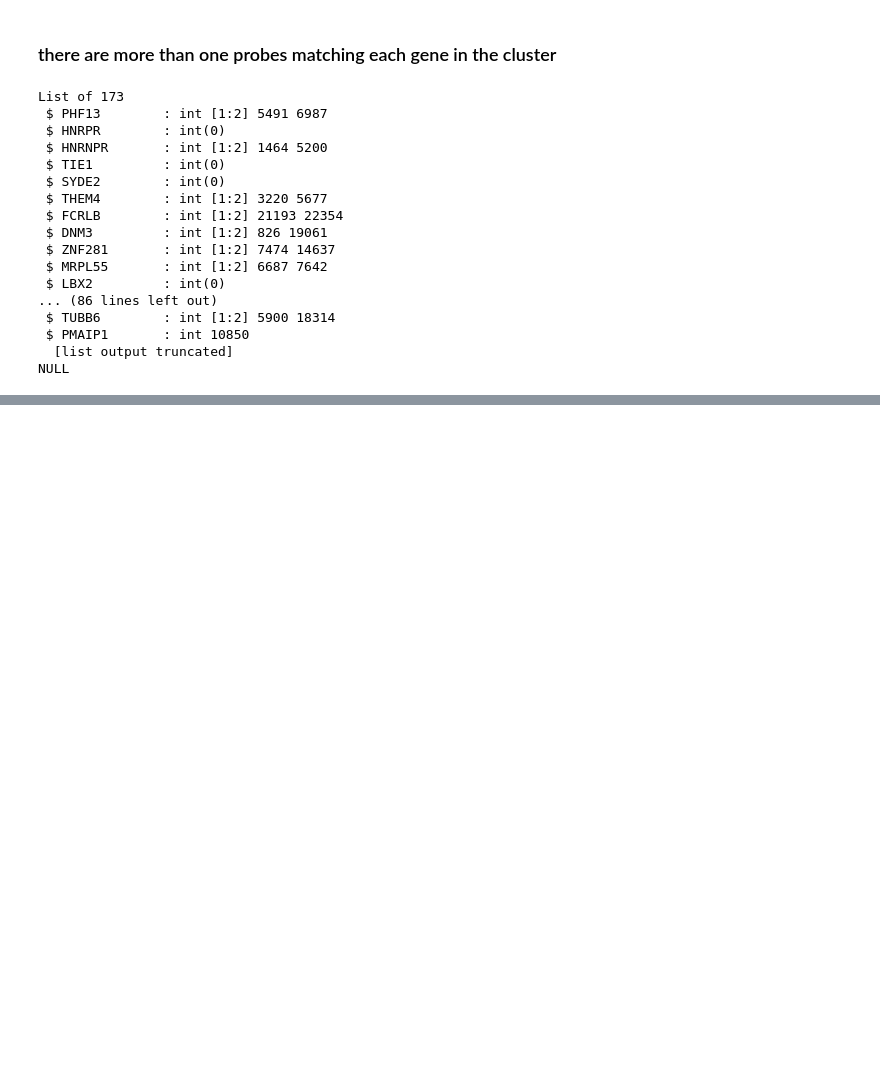
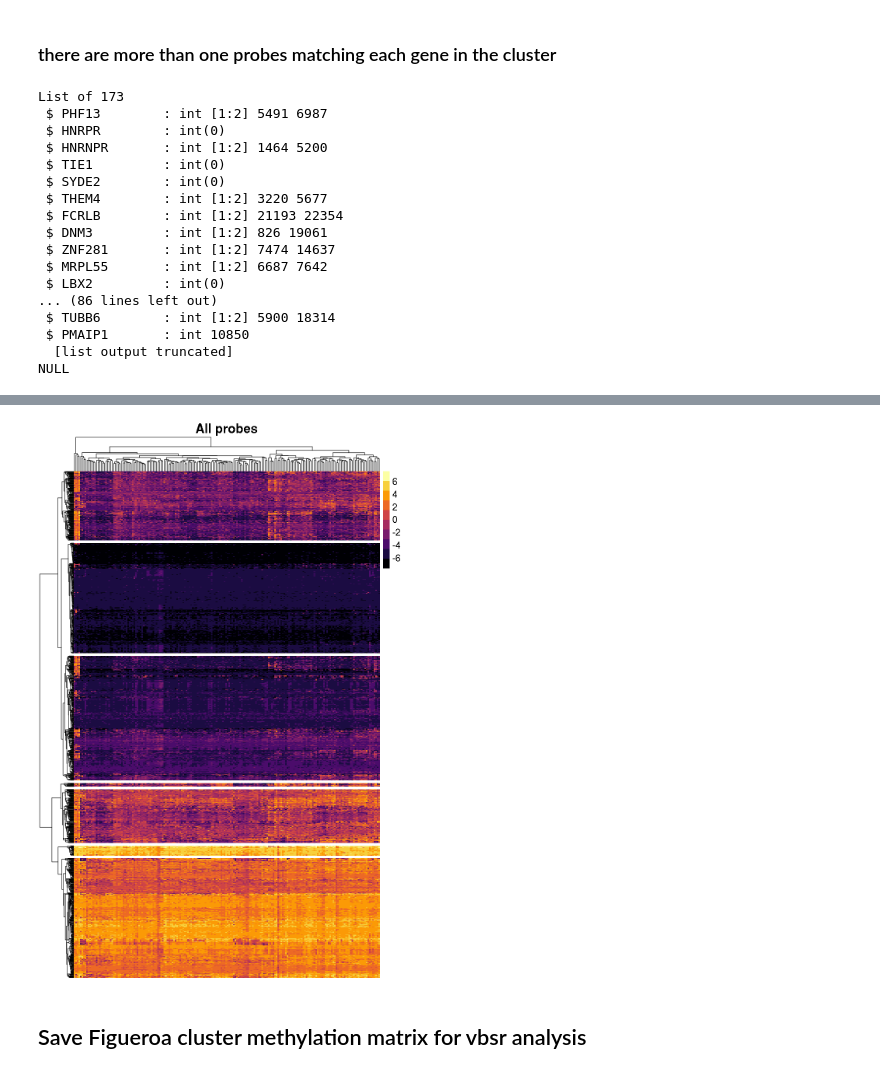
Before and after one commit to Mamie/MethylationPrediction, a Jupyter notebook: notes/Figueroa clustering.ipynb, the cells around one changed output, grey strips where cells are left out. Saved outputs shown, nothing was run; the diff lists cells and outputs as text; code cells hidden in the pictures; blank space fills up the shorter version.

```diff
--- a/notes/Figueroa clustering.ipynb
+++ b/notes/Figueroa clustering.ipynb
@@ -227,0 +275,3 @@ length(test)
+# %%
+cluster.probes.all <- unique(unlist(cluster.probes))
+idx <- FindIdx(cluster.probes.all)
@@ -227,0 +283,17 @@ length(test)
+# %%
+options(repr.plot.width=8, repr.plot.height=12)
+
+pheatmap(
+  mat               = HM27.processed[probe.idx,],
+  color             = inferno(10),
+  border_color      = NA,
+  show_colnames     = FALSE,
+  show_rownames     = FALSE,
+  fontsize          = 14,
+  cutree_rows       = 7,
+  main              = "All probes"
+)
+# %% [output]
+[figure, added]
+# %% [markdown]
+## Save Figueroa cluster methylation matrix for vbsr analysis
```
Also changed, not shown: parts of 35 cells of this notebook.
